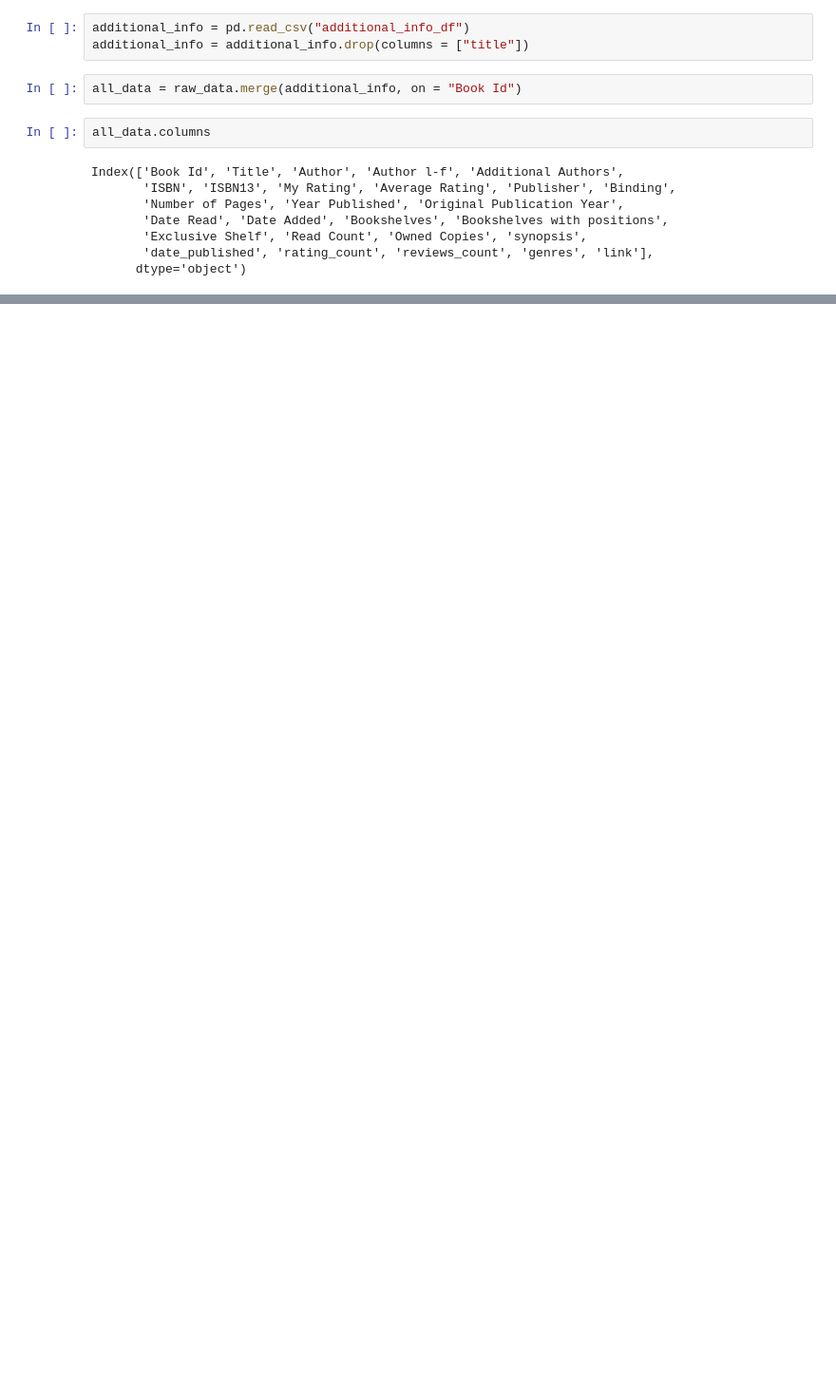
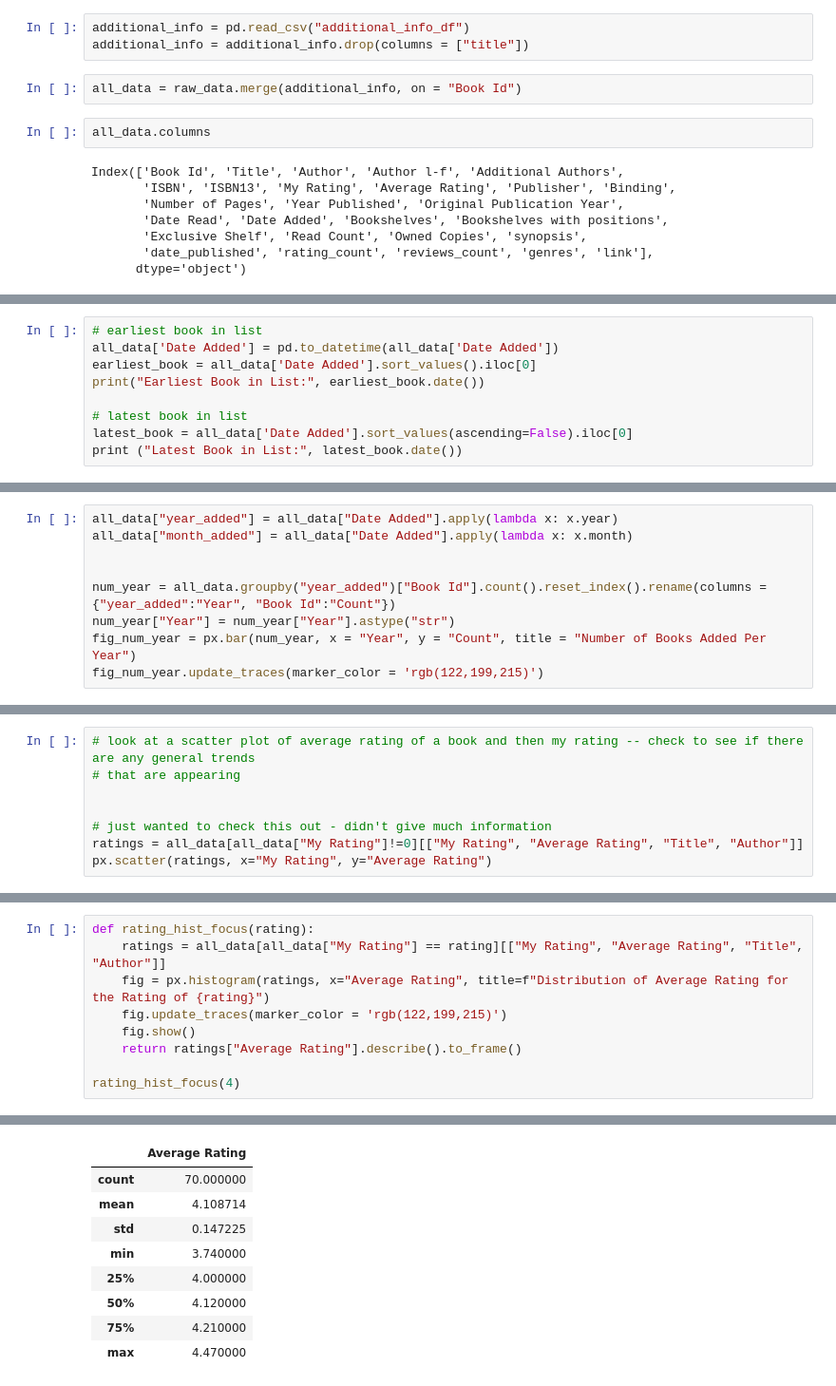
Before and after one commit to linabat/book_blog, a Jupyter notebook: main .ipynb, the cells around one changed output, grey strips where cells are left out. Shown at 95% size. Saved outputs shown, nothing was run; the diff lists cells and outputs as text; blank space fills up the shorter version.

```diff
--- a/main .ipynb
+++ b/main .ipynb
@@ -139,0 +97,9 @@ print("Average # of Pages:", avg_pages)
+# %%
+# earliest book in list
+all_data['Date Added'] = pd.to_datetime(all_data['Date Added'])
+earliest_book = all_data['Date Added'].sort_values().iloc[0]
+print("Earliest Book in List:", earliest_book.date())
+
+# latest book in list
+latest_book = all_data['Date Added'].sort_values(ascending=False).iloc[0]
+print ("Latest Book in List:", latest_book.date())
@@ -139,0 +109,9 @@ print("Average # of Pages:", avg_pages)
+# %%
+all_data["year_added"] = all_data["Date Added"].apply(lambda x: x.year)
+all_data["month_added"] = all_data["Date Added"].apply(lambda x: x.month)
+
+
+num_year = all_data.groupby("year_added")["Book Id"].count().reset_index().rename(columns = {"year_added":"Year", "Book Id":"Count"})
+num_year["Year"] = num_year["Year"].astype("str")
+fig_num_year = px.bar(num_year, x = "Year", y = "Count", title = "Number of Books Added Per Year")
+fig_num_year.update_traces(marker_color = 'rgb(122,199,215)')
@@ -139,0 +120,8 @@ print("Average # of Pages:", avg_pages)
+# %%
+# look at a scatter plot of average rating of a book and then my rating -- check to see if there are any general trends
+# that are appearing
+
+
+# just wanted to check this out - didn't give much information
+ratings = all_data[all_data["My Rating"]!=0][["My Rating", "Average Rating", "Title", "Author"]]
+px.scatter(ratings, x="My Rating", y="Average Rating")
@@ -139,0 +155,10 @@ print("Average # of Pages:", avg_pages)
+# %%
+def rating_hist_focus(rating):
+    ratings = all_data[all_data["My Rating"] == rating][["My Rating", "Average Rating", "Title", "Author"]]
+    fig = px.histogram(ratings, x="Average Rating", title=f"Distribution of Average Rating for the Rating of {rating}")
+    fig.update_traces(marker_color = 'rgb(122,199,215)')
+    fig.show()
+    return ratings["Average Rating"].describe().to_frame()
+
+rating_hist_focus(4)
+# %% [output]
@@ -139,0 +166,9 @@ print("Average # of Pages:", avg_pages)
+|  | Average Rating |
+| count | 70.000000 |
+| mean | 4.108714 |
+| std | 0.147225 |
+| min | 3.740000 |
+| 25% | 4.000000 |
+| 50% | 4.120000 |
+| 75% | 4.210000 |
+| max | 4.470000 |
```
Also changed, not shown: parts of 16 cells of this notebook, 4 other files.
